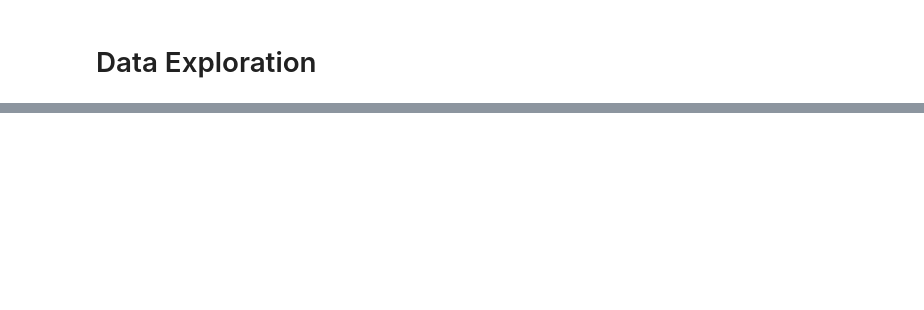
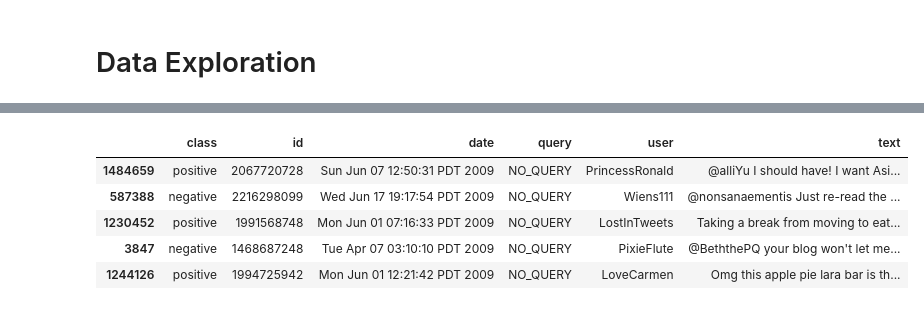
Before and after one commit to chrisakroyd/twitter-sentiment-analysis, a Jupyter notebook: notebooks/exploration.ipynb, the cells around one changed output, grey strips where cells are left out. Cells and saved outputs as stored; diff of their text form; code cells hidden in the pictures; blank space fills up the shorter version.

```diff
--- a/notebooks/exploration.ipynb
+++ b/notebooks/exploration.ipynb
@@ -33,0 +27,4 @@ Name: class, dtype: int64
+# %%
+embedding_index = read_embeddings_file('../data/glove.twitter.27B/glove.twitter.27B.200d.txt', 'GLOVE')
+sent_140 = get_data_sent_140('../data/training.1600000.processed.noemoticon.csv', dataset_size=500000)
+sem_eval = get_data_sem_eval('../data/full_dataset/')
@@ -34,3 +40,12 @@ Name: class, dtype: int64
+# %%
+sent_140.head()
+# %% [output]
+|  | class | id | date | query | user | text |
+| 1484659 | positive | 2067720728 | Sun Jun 07 12:50:31 PDT 2009 | NO_QUERY | PrincessRonald | @alliYu I should have! I want Asi... |
+| 587388 | negative | 2216298099 | Wed Jun 17 19:17:54 PDT 2009 | NO_QUERY | Wiens111 | @nonsanaementis Just re-read the ... |
+| 1230452 | positive | 1991568748 | Mon Jun 01 07:16:33 PDT 2009 | NO_QUERY | LostInTweets | Taking a break from moving to eat... |
+| 3847 | negative | 1468687248 | Tue Apr 07 03:10:10 PDT 2009 | NO_QUERY | PixieFlute | @BeththePQ your blog won't let me... |
+| 1244126 | positive | 1994725942 | Mon Jun 01 12:21:42 PDT 2009 | NO_QUERY | LoveCarmen | Omg this apple pie lara bar is th... |
 # %%
 sem_eval.head()
 # %% [output]
```
Also changed, not shown: parts of 32 cells of this notebook, 10 other files.
